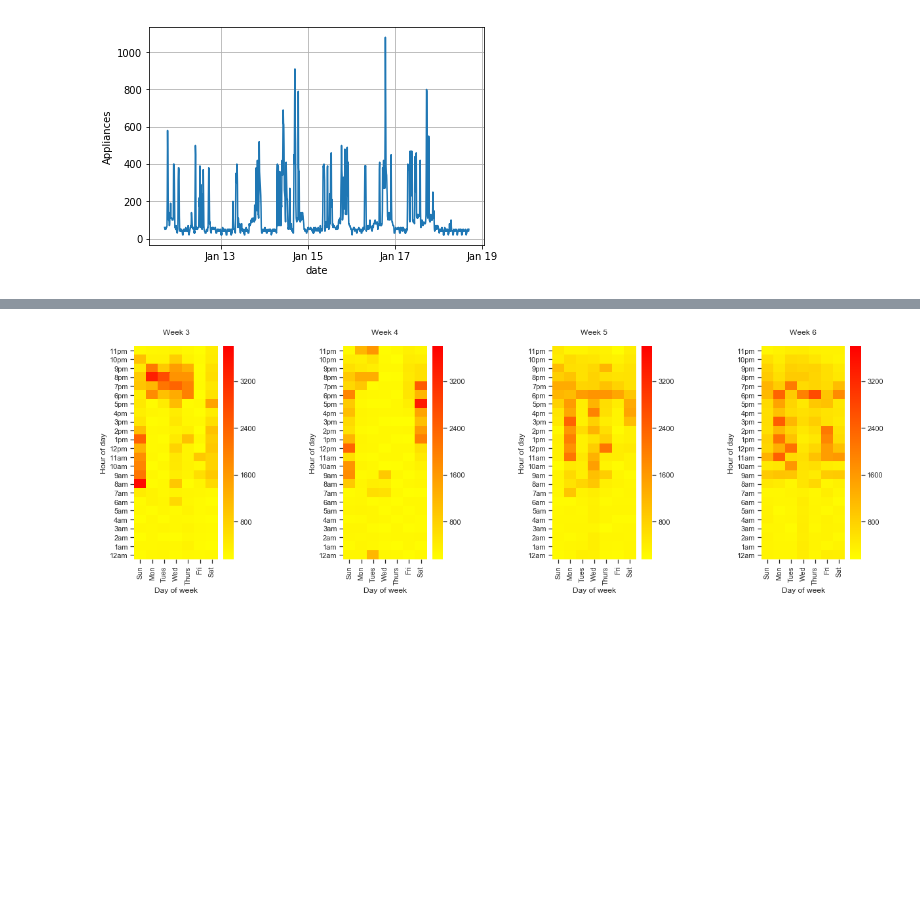
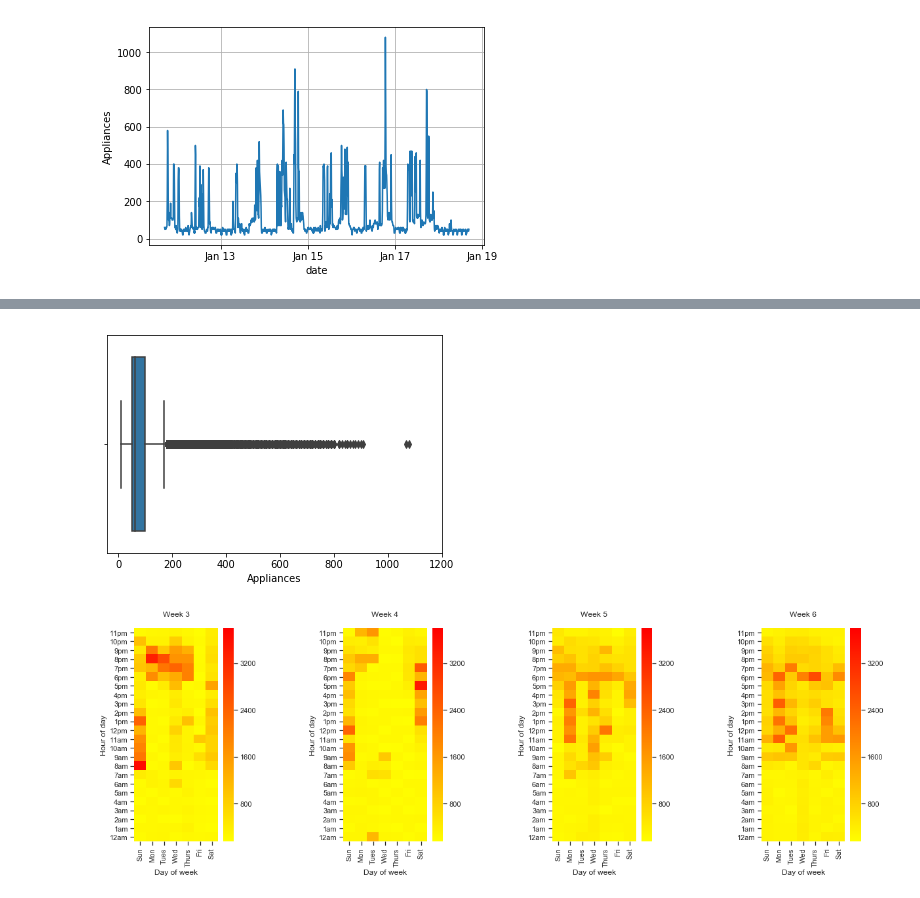
Before and after one commit to billy1234/DataScience-Portfolio, a Jupyter notebook: Portfolio2.ipynb, the cells around one changed output, grey strips where cells are left out. Cells and saved outputs as stored; diff of their text form; code cells hidden in the pictures; blank space fills up the shorter version.

```diff
--- a/Portfolio2.ipynb
+++ b/Portfolio2.ipynb
@@ -54,3 +59,10 @@ None
+# %%
+fig,ax =
+g = sns.boxplot(df['Appliances'])
+g.set_xticks(range(0,1201,200))
+None
+# %% [output]
+[figure, added]
 # %%
 hourLables = (["12am"] + [str(e)+"am"  for e in range(1,12)] + ["12pm"] + [str(e)+"pm"  for e in range(1,12)])[::-1]
 dayNames = ['Sun','Mon','Tues','Wed','Thurs','Fri','Sat']
```
Also changed, not shown: parts of 1 cell of this notebook, 1 other file.
